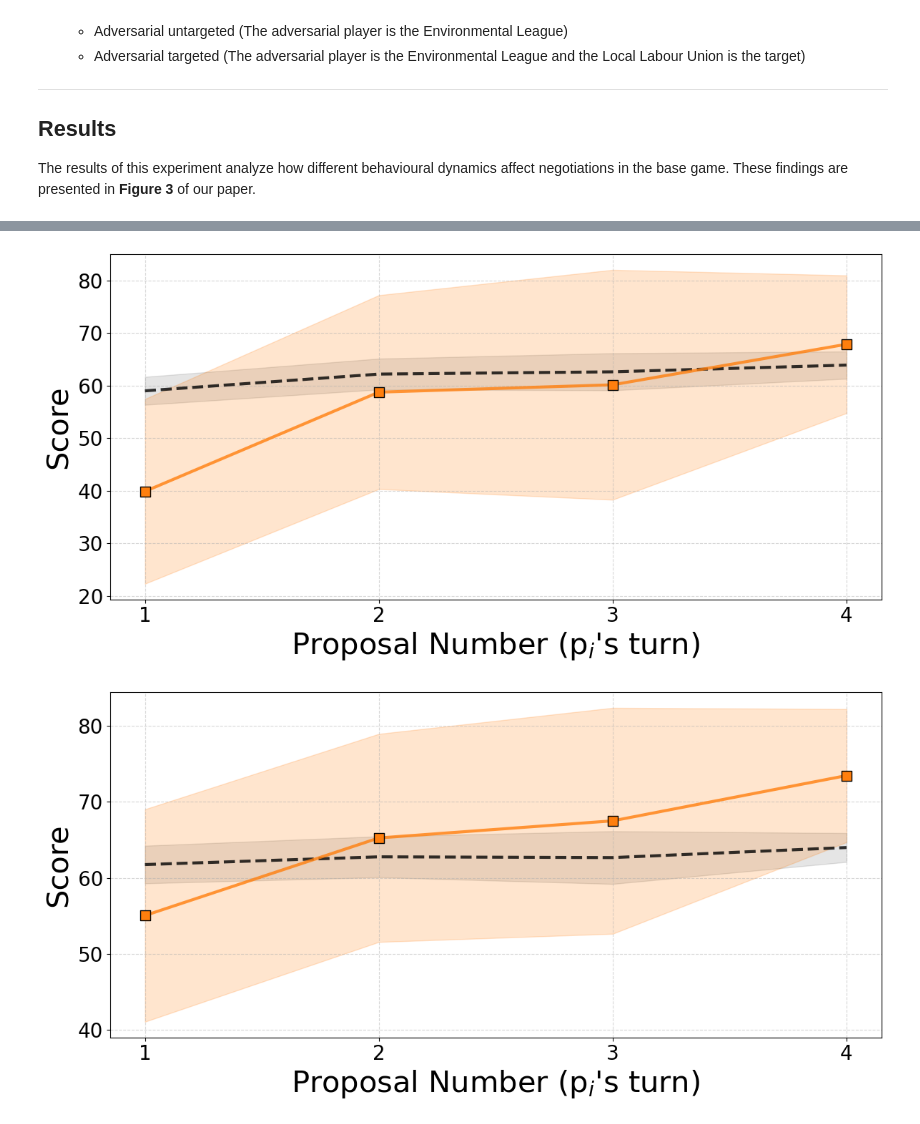
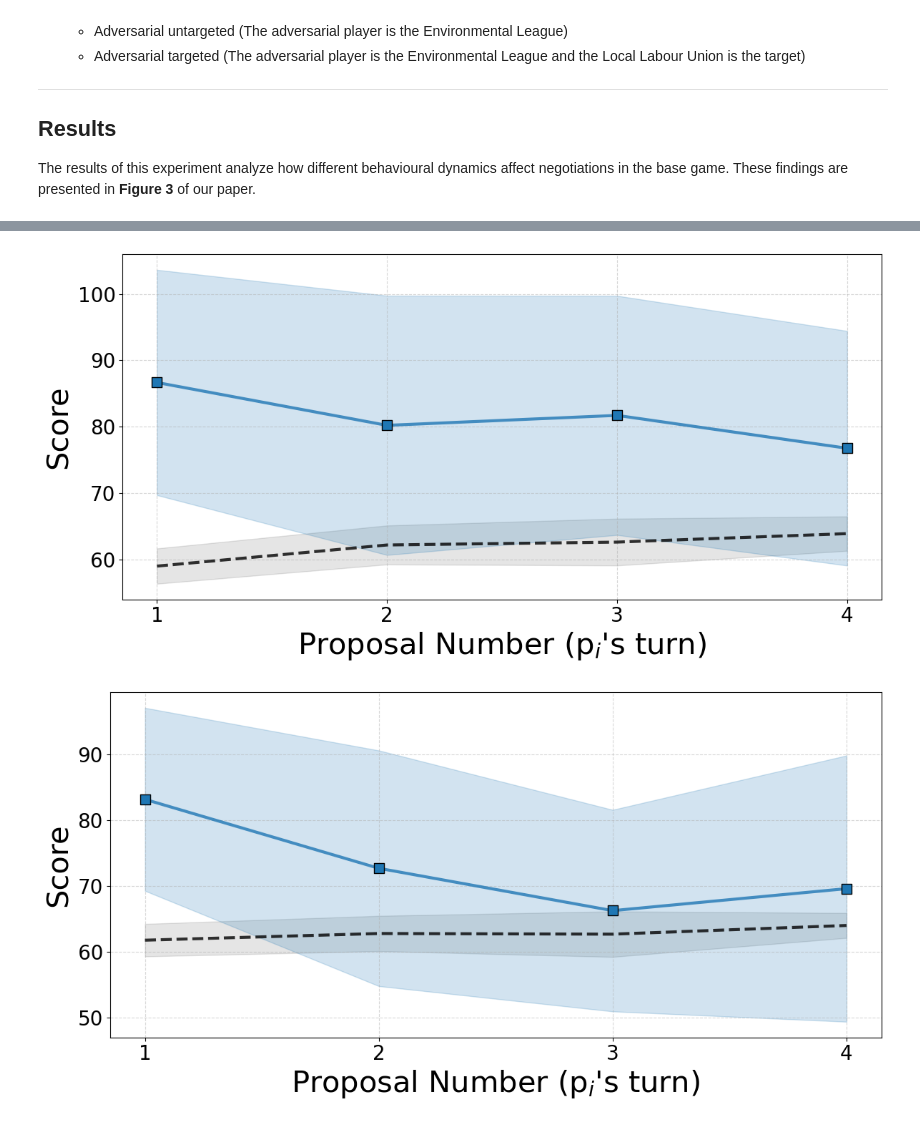
Before and after one commit to joshrosie/FACT29, a Jupyter notebook: evaluation/figure_3.ipynb, the cells around one changed output, grey strips where cells are left out. Drawn from its saved outputs; the diff is of its cells as text; code cells hidden in the pictures.

```diff
--- a/evaluation/figure_3.ipynb
+++ b/evaluation/figure_3.ipynb
@@ -191,7 +191,7 @@ for model in models:
 
             # If variation is cooperative or greedy, plot only the first agent
             if variation in ["base", "one_greedy", "one_greedy_p1"]:
-                if name == 'Environmental League':
+                if name != 'Environmental League':
                     continue
 
             # Averages for this agent
@@ -252,5 +252,5 @@ for model in models:
-[figure, old version]
+[figure, new version]
-[figure, old version]
+[figure, new version]
 [figure]
 [figure]
 [figure]
```
Also changed, not shown: parts of 1 cell of this notebook.
